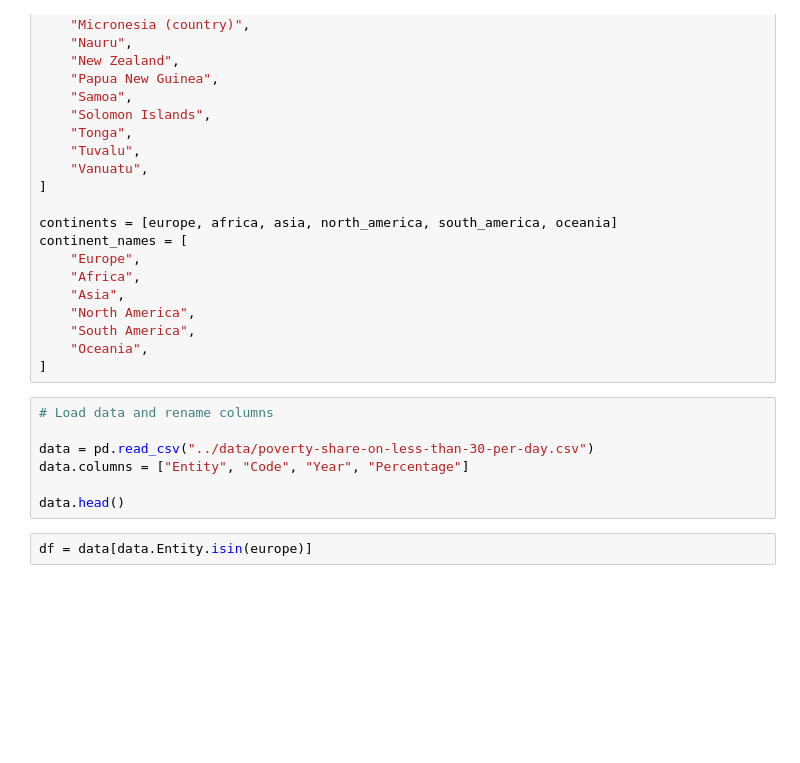
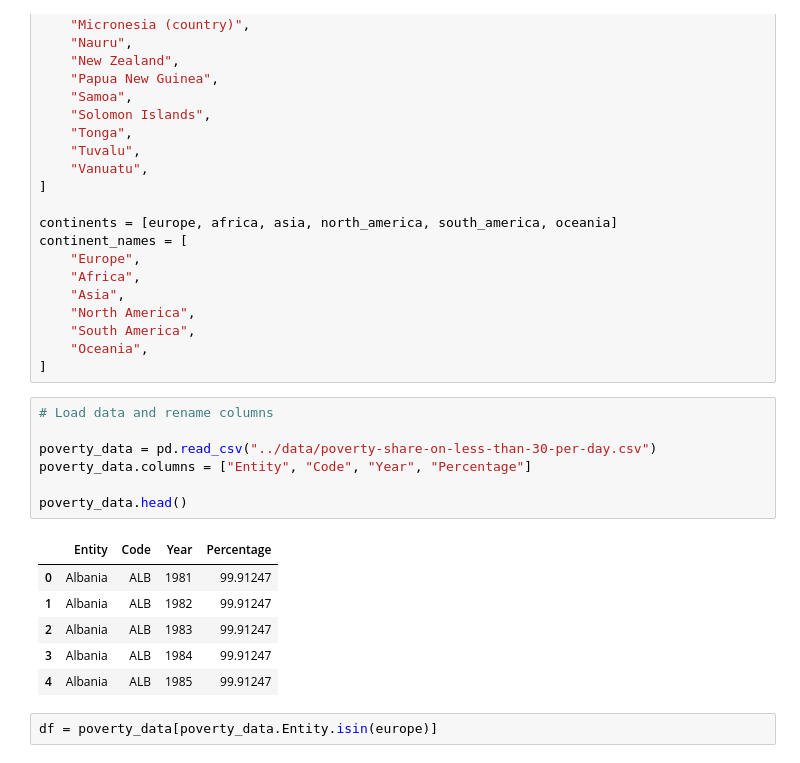
Before and after one commit to AleksiKaa/infoviz, a Jupyter notebook: src/assignment2.ipynb, the cells around one changed output. Cells and saved outputs as stored; diff of their text form; blank space fills up the shorter version.

```diff
--- a/src/assignment2.ipynb
+++ b/src/assignment2.ipynb
@@ -210,12 +210,19 @@ continent_names = [
 # %%
 # Load data and rename columns
 
-data = pd.read_csv("../data/poverty-share-on-less-than-30-per-day.csv")
-data.columns = ["Entity", "Code", "Year", "Percentage"]
+poverty_data = pd.read_csv("../data/poverty-share-on-less-than-30-per-day.csv")
+poverty_data.columns = ["Entity", "Code", "Year", "Percentage"]
 
-data.head()
+poverty_data.head()
+# %% [output]
+|  | Entity | Code | Year | Percentage |
+| 0 | Albania | ALB | 1981 | 99.91247 |
+| 1 | Albania | ALB | 1982 | 99.91247 |
+| 2 | Albania | ALB | 1983 | 99.91247 |
+| 3 | Albania | ALB | 1984 | 99.91247 |
+| 4 | Albania | ALB | 1985 | 99.91247 |
 # %%
-df = data[data.Entity.isin(europe)]
+df = poverty_data[poverty_data.Entity.isin(europe)]
 # %%
 plt.figure(figsize=(10, 6))
 sns.barplot(
```
Also changed, not shown: parts of 5 cells of this notebook.
